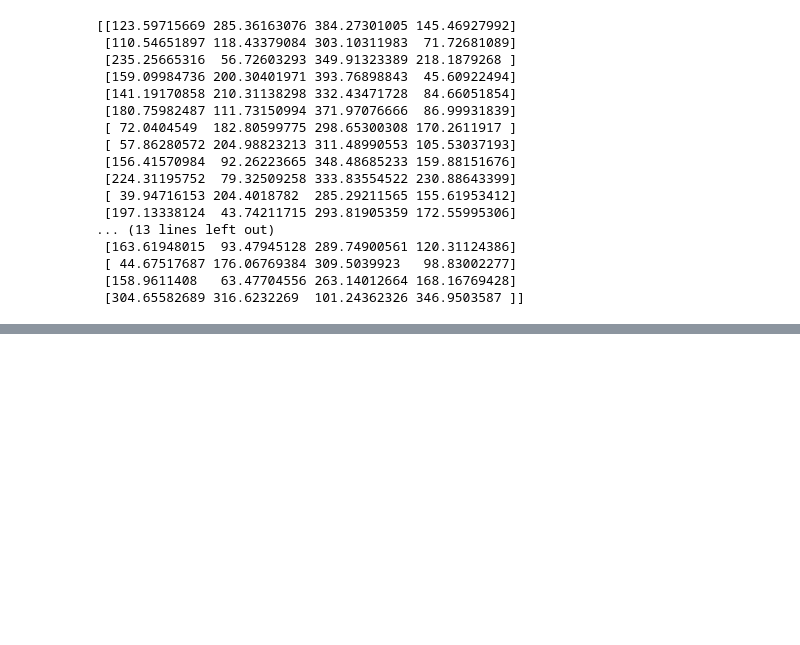
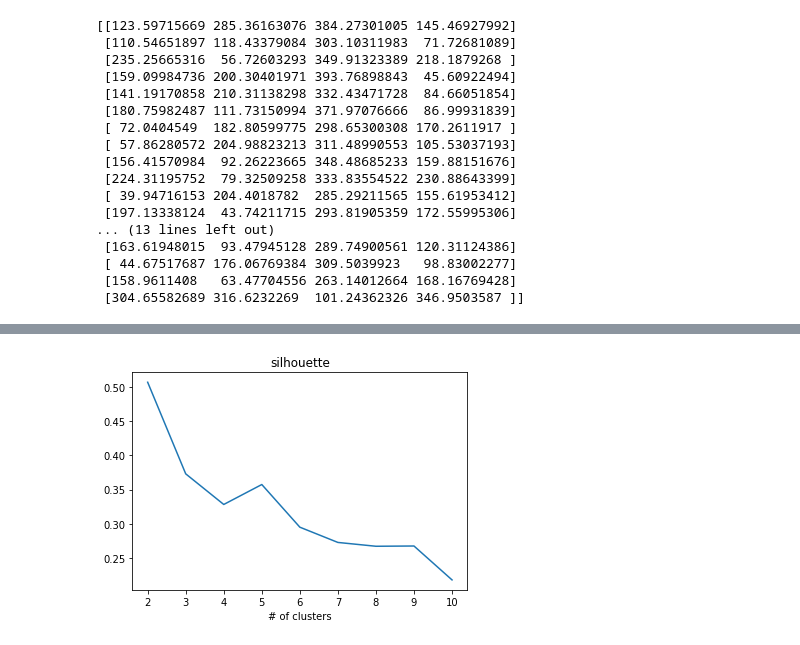
Before and after one commit to GL4-2021-2022/DM-TP4, a Jupyter notebook: main.ipynb, the cells around one changed output, grey strips where cells are left out. Cells and saved outputs as stored; diff of their text form; code cells hidden in the pictures; blank space fills up the shorter version.

```diff
--- a/main.ipynb
+++ b/main.ipynb
@@ -129,0 +130,7 @@ print (res)
+# %%
+plt.title("silhouette")
+plt.xlabel("# of clusters")
+plt.plot(np.arange(2,11,1),(res))
+plt.show()
+# %% [output]
+[figure, added]
```
Also changed, not shown: parts of 1 cell of this notebook, 2 other files.
